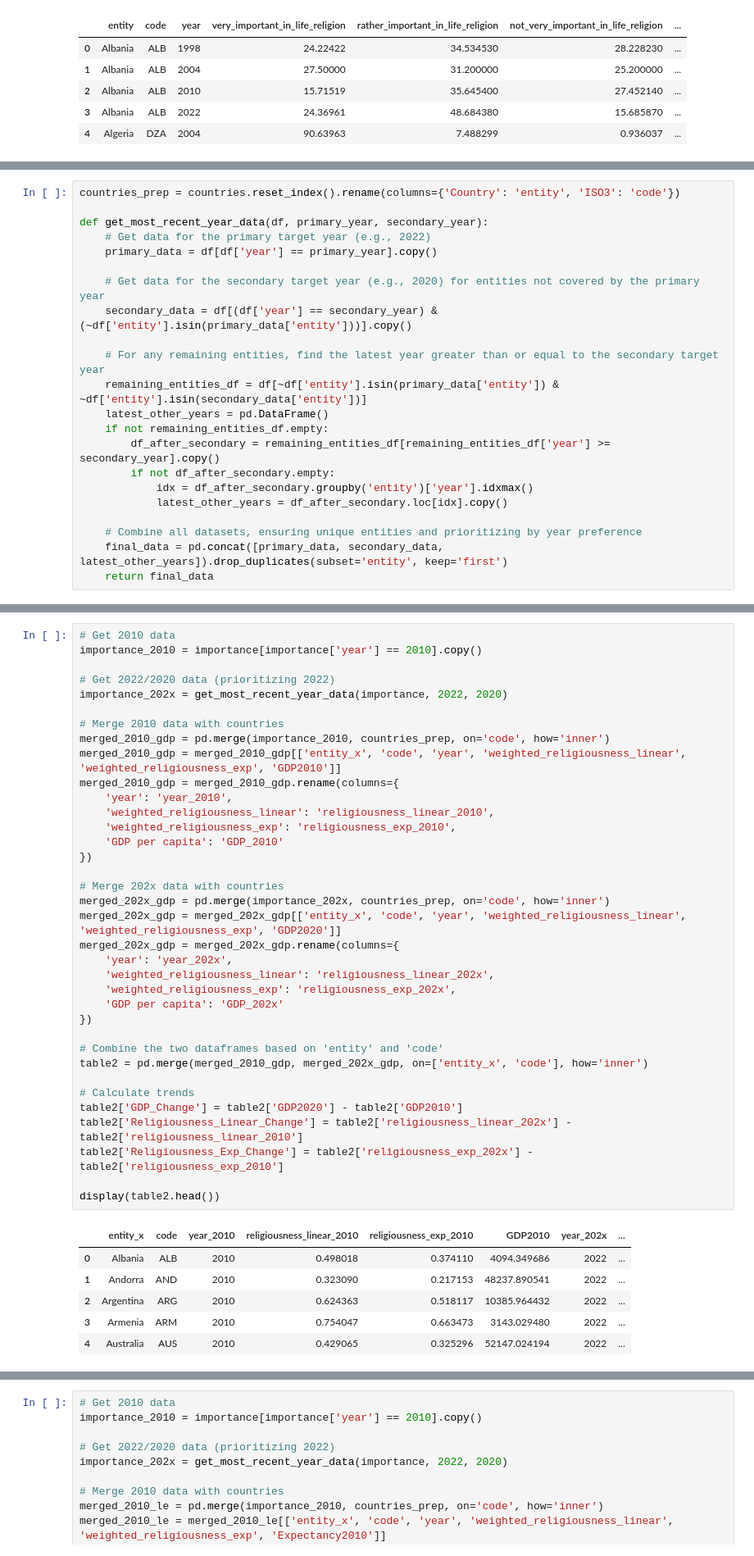
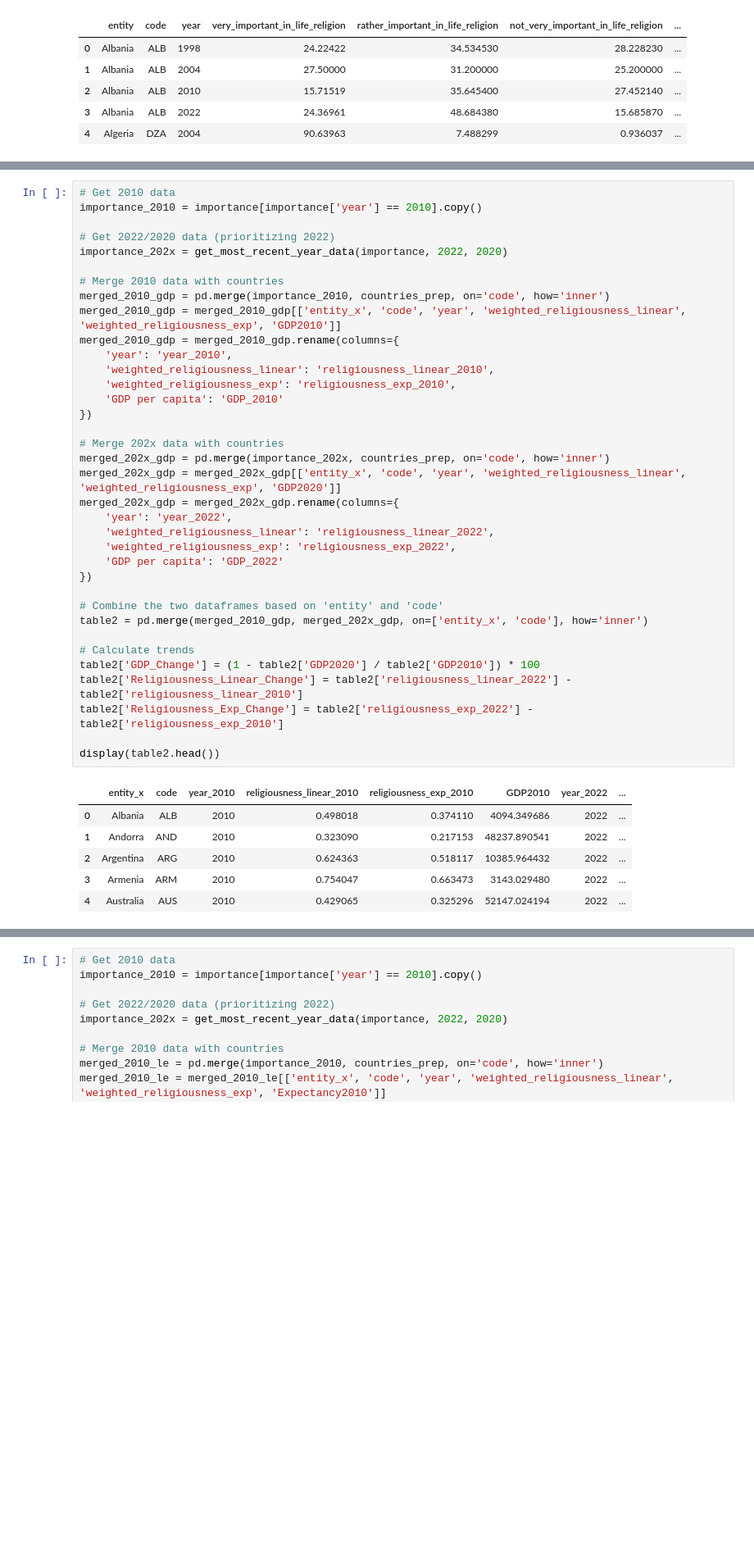
Before and after one commit to fedirmel234-beep/vizualization-of-data-projects-religions-uk, a Jupyter notebook: Desktop/EDA_files/Project_work.ipynb, the cells around one changed output, grey strips where cells are left out. Shown at 82% size. Saved outputs shown, nothing was run; the diff lists cells and outputs as text; blank space fills up the shorter version.

```diff
--- a/Desktop/EDA_files/Project_work.ipynb
+++ b/Desktop/EDA_files/Project_work.ipynb
@@ -121,22 +430,0 @@ display(countries)
-# %%
-countries_prep = countries.reset_index().rename(columns={'Country': 'entity', 'ISO3': 'code'})
-
-def get_most_recent_year_data(df, primary_year, secondary_year):
-    # Get data for the primary target year (e.g., 2022)
-    primary_data = df[df['year'] == primary_year].copy()
-
-    # Get data for the secondary target year (e.g., 2020) for entities not covered by the primary year
-    secondary_data = df[(df['year'] == secondary_year) & (~df['entity'].isin(primary_data['entity']))].copy()
-
-    # For any remaining entities, find the latest year greater than or equal to the secondary target year
-    remaining_entities_df = df[~df['entity'].isin(primary_data['entity']) & ~df['entity'].isin(secondary_data['entity'])]
-    latest_other_years = pd.DataFrame()
-    if not remaining_entities_df.empty:
-        df_after_secondary = remaining_entities_df[remaining_entities_df['year'] >= secondary_year].copy()
-        if not df_after_secondary.empty:
-            idx = df_after_secondary.groupby('entity')['year'].idxmax()
-            latest_other_years = df_after_secondary.loc[idx].copy()
-
-    # Combine all datasets, ensuring unique entities and prioritizing by year preference
-    final_data = pd.concat([primary_data, secondary_data, latest_other_years]).drop_duplicates(subset='entity', keep='first')
-    return final_data
@@ -177,41 +626,41 @@ display(table1.head())
 # %%
 # Get 2010 data
 importance_2010 = importance[importance['year'] == 2010].copy()
 
 # Get 2022/2020 data (prioritizing 2022)
 importance_202x = get_most_recent_year_data(importance, 2022, 2020)
 
 # Merge 2010 data with countries
 merged_2010_gdp = pd.merge(importance_2010, countries_prep, on='code', how='inner')
 merged_2010_gdp = merged_2010_gdp[['entity_x', 'code', 'year', 'weighted_religiousness_linear', 'weighted_religiousness_exp', 'GDP2010']]
 merged_2010_gdp = merged_2010_gdp.rename(columns={
     'year': 'year_2010',
     'weighted_religiousness_linear': 'religiousness_linear_2010',
     'weighted_religiousness_exp': 'religiousness_exp_2010',
     'GDP per capita': 'GDP_2010'
 })
 
 # Merge 202x data with countries
 merged_202x_gdp = pd.merge(importance_202x, countries_prep, on='code', how='inner')
 merged_202x_gdp = merged_202x_gdp[['entity_x', 'code', 'year', 'weighted_religiousness_linear', 'weighted_religiousness_exp', 'GDP2020']]
 merged_202x_gdp = merged_202x_gdp.rename(columns={
-    'year': 'year_202x',
-    'weighted_religiousness_linear': 'religiousness_linear_202x',
-    'weighted_religiousness_exp': 'religiousness_exp_202x',
-    'GDP per capita': 'GDP_202x'
+    'year': 'year_2022',
+    'weighted_religiousness_linear': 'religiousness_linear_2022',
+    'weighted_religiousness_exp': 'religiousness_exp_2022',
+    'GDP per capita': 'GDP_2022'
 })
 
 # Combine the two dataframes based on 'entity' and 'code'
 table2 = pd.merge(merged_2010_gdp, merged_202x_gdp, on=['entity_x', 'code'], how='inner')
 
 # Calculate trends
-table2['GDP_Change'] = table2['GDP2020'] - table2['GDP2010']
-table2['Religiousness_Linear_Change'] = table2['religiousness_linear_202x'] - table2['religiousness_linear_2010']
-table2['Religiousness_Exp_Change'] = table2['religiousness_exp_202x'] - table2['religiousness_exp_2010']
+table2['GDP_Change'] = (1 - table2['GDP2020'] / table2['GDP2010']) * 100
+table2['Religiousness_Linear_Change'] = table2['religiousness_linear_2022'] - table2['religiousness_linear_2010']
+table2['Religiousness_Exp_Change'] = table2['religiousness_exp_2022'] - table2['religiousness_exp_2010']
 
 display(table2.head())
 # %% [output]
-|  | entity_x | code | year_2010 | religiousness_linear_2010 | religiousness_exp_2010 | GDP2010 | year_202x | ... |
+|  | entity_x | code | year_2010 | religiousness_linear_2010 | religiousness_exp_2010 | GDP2010 | year_2022 | ... |
 | 0 | Albania | ALB | 2010 | 0.498018 | 0.374110 | 4094.349686 | 2022 | ... |
 | 1 | Andorra | AND | 2010 | 0.323090 | 0.217153 | 48237.890541 | 2022 | ... |
 | 2 | Argentina | ARG | 2010 | 0.624363 | 0.518117 | 10385.964432 | 2022 | ... |
```
Also changed, not shown: parts of 50 cells of this notebook.
